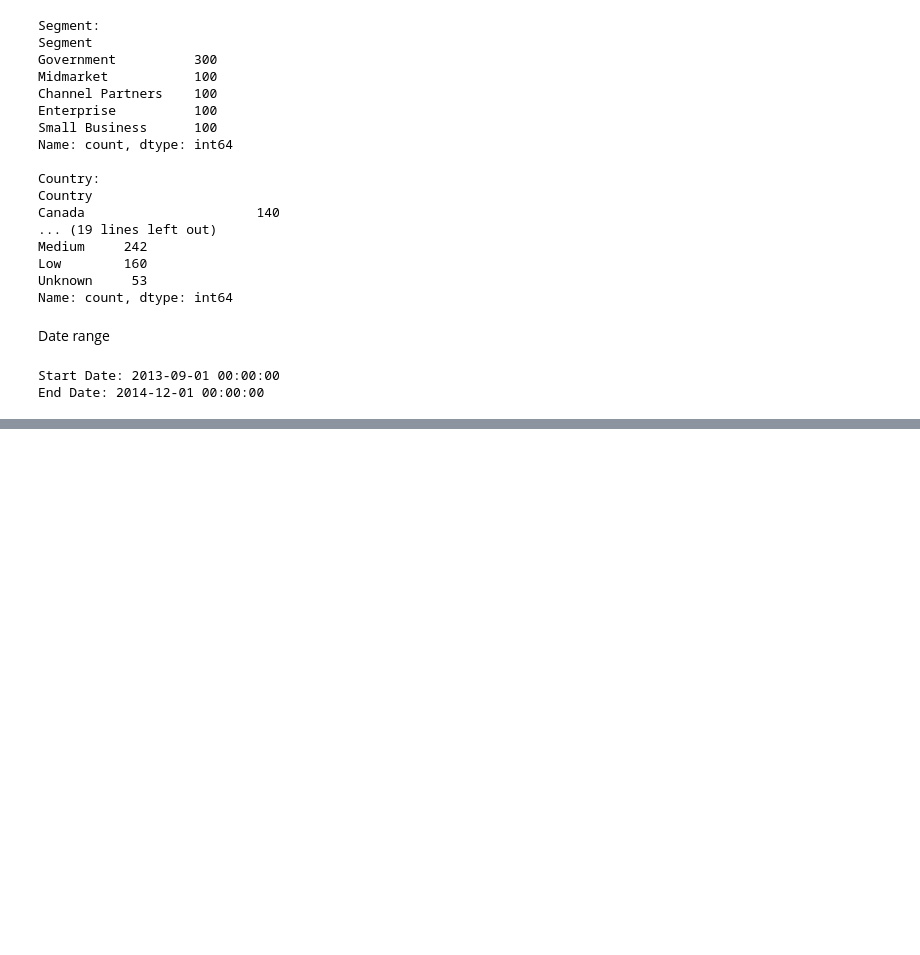
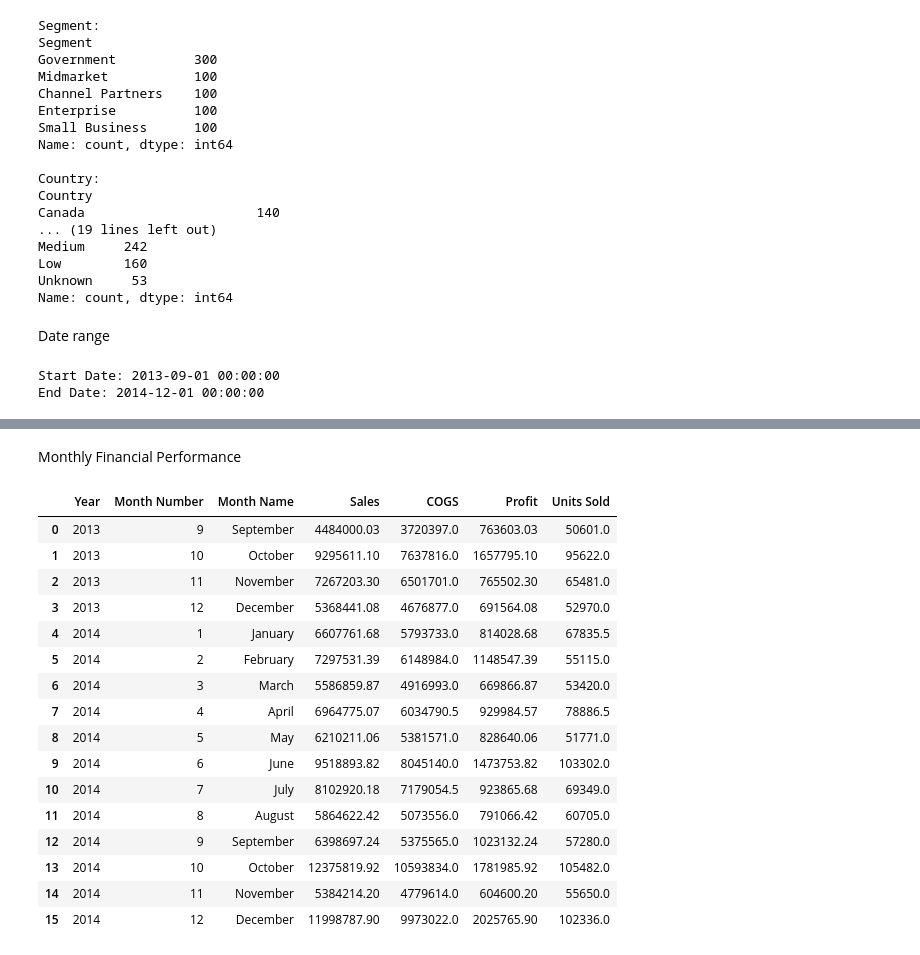
Before and after one commit to IqraSaleemBatool/TechNova_Internship_Task, a Jupyter notebook: Task_03_Financial_KPI_Dashboard/Task_03_Financial_KPI_Dashboard.ipynb, the cells around one changed output, grey strips where cells are left out. Cells and saved outputs as stored; diff of their text form; code cells hidden in the pictures; blank space fills up the shorter version.

```diff
--- a/Task_03_Financial_KPI_Dashboard/Task_03_Financial_KPI_Dashboard.ipynb
+++ b/Task_03_Financial_KPI_Dashboard/Task_03_Financial_KPI_Dashboard.ipynb
@@ -317,0 +542,33 @@ End Date: 2014-12-01 00:00:00
+# %% [markdown]
+Monthly Financial Performance
+# %%
+monthly_financials = (
+    df.groupby(['Year', 'Month Number', 'Month Name'], as_index=False)
+      .agg({
+          'Sales': 'sum',
+          'COGS': 'sum',
+          'Profit': 'sum',
+          'Units Sold': 'sum'
+      })
+      .sort_values(['Year', 'Month Number'])
+)
+
+monthly_financials
+# %% [output]
+|  | Year | Month Number | Month Name | Sales | COGS | Profit | Units Sold |
+| 0 | 2013 | 9 | September | 4484000.03 | 3720397.0 | 763603.03 | 50601.0 |
+| 1 | 2013 | 10 | October | 9295611.10 | 7637816.0 | 1657795.10 | 95622.0 |
+| 2 | 2013 | 11 | November | 7267203.30 | 6501701.0 | 765502.30 | 65481.0 |
+| 3 | 2013 | 12 | December | 5368441.08 | 4676877.0 | 691564.08 | 52970.0 |
+| 4 | 2014 | 1 | January | 6607761.68 | 5793733.0 | 814028.68 | 67835.5 |
+| 5 | 2014 | 2 | February | 7297531.39 | 6148984.0 | 1148547.39 | 55115.0 |
+| 6 | 2014 | 3 | March | 5586859.87 | 4916993.0 | 669866.87 | 53420.0 |
+| 7 | 2014 | 4 | April | 6964775.07 | 6034790.5 | 929984.57 | 78886.5 |
+| 8 | 2014 | 5 | May | 6210211.06 | 5381571.0 | 828640.06 | 51771.0 |
+| 9 | 2014 | 6 | June | 9518893.82 | 8045140.0 | 1473753.82 | 103302.0 |
+| 10 | 2014 | 7 | July | 8102920.18 | 7179054.5 | 923865.68 | 69349.0 |
+| 11 | 2014 | 8 | August | 5864622.42 | 5073556.0 | 791066.42 | 60705.0 |
+| 12 | 2014 | 9 | September | 6398697.24 | 5375565.0 | 1023132.24 | 57280.0 |
+| 13 | 2014 | 10 | October | 12375819.92 | 10593834.0 | 1781985.92 | 105482.0 |
+| 14 | 2014 | 11 | November | 5384214.20 | 4779614.0 | 604600.20 | 55650.0 |
+| 15 | 2014 | 12 | December | 11998787.90 | 9973022.0 | 2025765.90 | 102336.0 |
```
Also changed, not shown: parts of 47 cells of this notebook.
